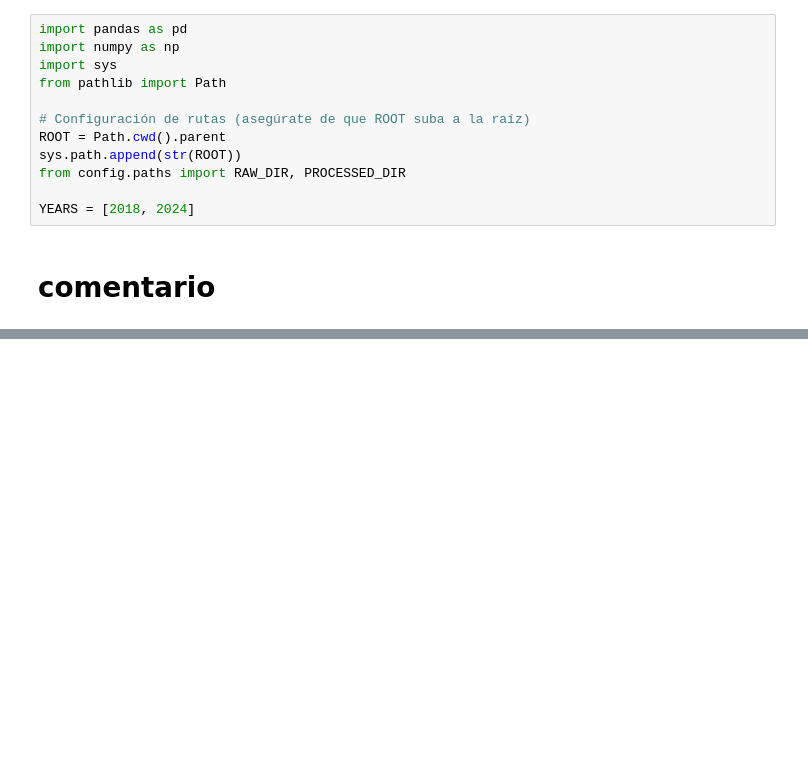
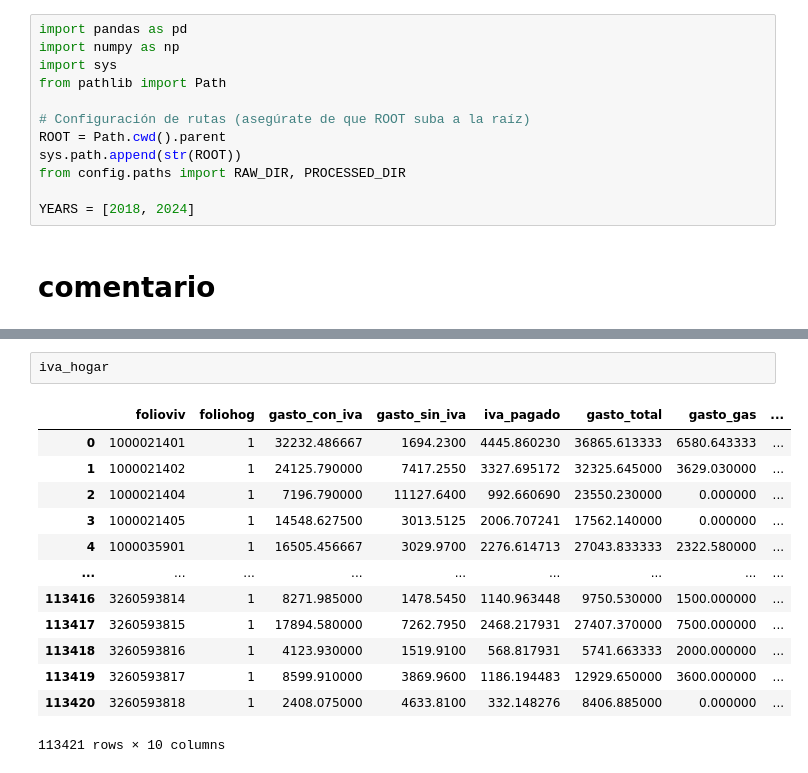
Before and after one commit to JesusSanchezM/3.-Mapping-the-Fiscal-Burden, a Jupyter notebook: fiscal_incidence_project/notebooks/03_final_merge.ipynb, the cells around one changed output, grey strips where cells are left out. Saved outputs shown, nothing was run; the diff lists cells and outputs as text; blank space fills up the shorter version.

```diff
--- a/fiscal_incidence_project/notebooks/03_final_merge.ipynb
+++ b/fiscal_incidence_project/notebooks/03_final_merge.ipynb
@@ -305,0 +319,16 @@ Saved base_final.csv
+# %%
+iva_hogar
+# %% [output]
+|  | folioviv | foliohog | gasto_con_iva | gasto_sin_iva | iva_pagado | gasto_total | gasto_gas | ... |
+| 0 | 1000021401 | 1 | 32232.486667 | 1694.2300 | 4445.860230 | 36865.613333 | 6580.643333 | ... |
+| 1 | 1000021402 | 1 | 24125.790000 | 7417.2550 | 3327.695172 | 32325.645000 | 3629.030000 | ... |
+| 2 | 1000021404 | 1 | 7196.790000 | 11127.6400 | 992.660690 | 23550.230000 | 0.000000 | ... |
+| 3 | 1000021405 | 1 | 14548.627500 | 3013.5125 | 2006.707241 | 17562.140000 | 0.000000 | ... |
+| 4 | 1000035901 | 1 | 16505.456667 | 3029.9700 | 2276.614713 | 27043.833333 | 2322.580000 | ... |
+| ... | ... | ... | ... | ... | ... | ... | ... | ... |
+| 113416 | 3260593814 | 1 | 8271.985000 | 1478.5450 | 1140.963448 | 9750.530000 | 1500.000000 | ... |
+| 113417 | 3260593815 | 1 | 17894.580000 | 7262.7950 | 2468.217931 | 27407.370000 | 7500.000000 | ... |
+| 113418 | 3260593816 | 1 | 4123.930000 | 1519.9100 | 568.817931 | 5741.663333 | 2000.000000 | ... |
+| 113419 | 3260593817 | 1 | 8599.910000 | 3869.9600 | 1186.194483 | 12929.650000 | 3600.000000 | ... |
+| 113420 | 3260593818 | 1 | 2408.075000 | 4633.8100 | 332.148276 | 8406.885000 | 0.000000 | ... |
+113421 rows × 10 columns
```
Also changed, not shown: parts of 12 cells of this notebook, 1 other file.
